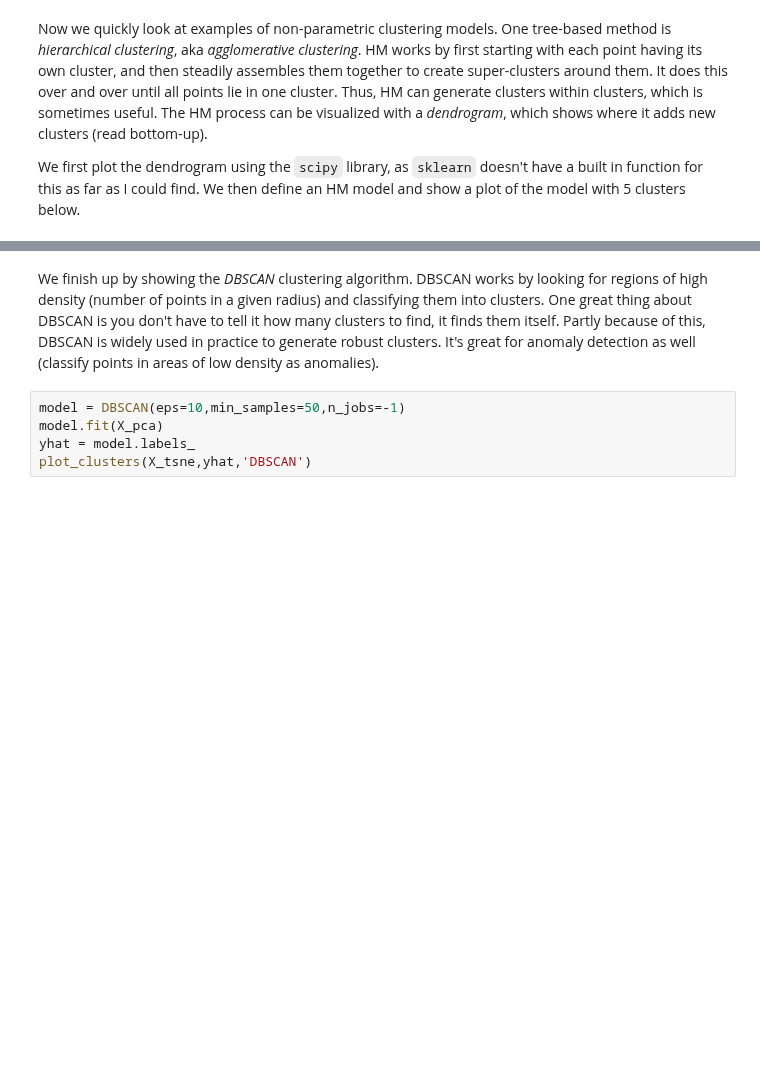
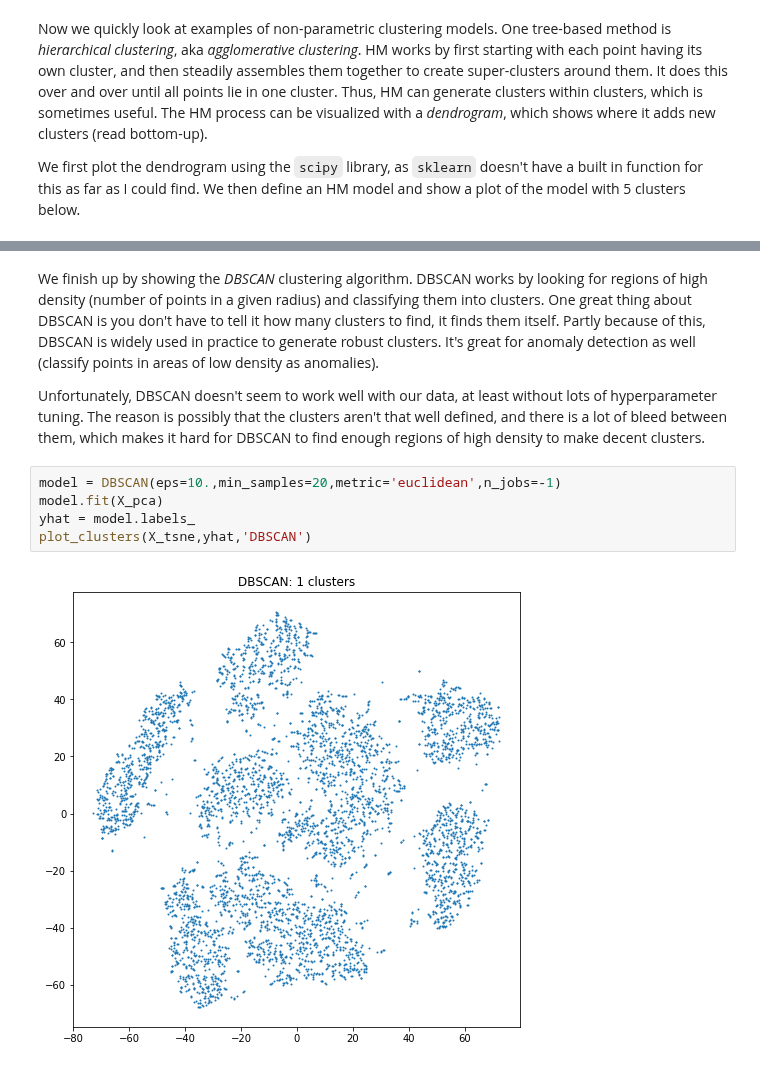
Before and after one commit to rkingery/ml_tutorials, a Jupyter notebook: clustering.ipynb, the cells around one changed output, grey strips where cells are left out. Cells and saved outputs as stored; diff of their text form; blank space fills up the shorter version.

```diff
--- a/clustering.ipynb
+++ b/clustering.ipynb
@@ -122,7 +161,11 @@ plot_clusters(X_tsne,yhat,'hierarchical')
 # %% [markdown]
 We finish up by showing the _DBSCAN_ clustering algorithm. DBSCAN works by looking for regions of high density (number of points in a given radius) and classifying them into clusters. One great thing about DBSCAN is you don't have to tell it how many clusters to find, it finds them itself. Partly because of this, DBSCAN is widely used in practice to generate robust clusters. It's great for anomaly detection as well (classify points in areas of low density as anomalies).
+
+Unfortunately, DBSCAN doesn't seem to work well with our data, at least without lots of hyperparameter tuning. The reason is possibly that the clusters aren't that well defined, and there is a lot of bleed between them, which makes it hard for DBSCAN to find enough regions of high density to make decent clusters.
 # %%
-model = DBSCAN(eps=10,min_samples=50,n_jobs=-1)
+model = DBSCAN(eps=10.,min_samples=20,metric='euclidean',n_jobs=-1)
 model.fit(X_pca)
 yhat = model.labels_
 plot_clusters(X_tsne,yhat,'DBSCAN')
+# %% [output]
+[figure, added]
```
Also changed, not shown: parts of 15 cells of this notebook.
